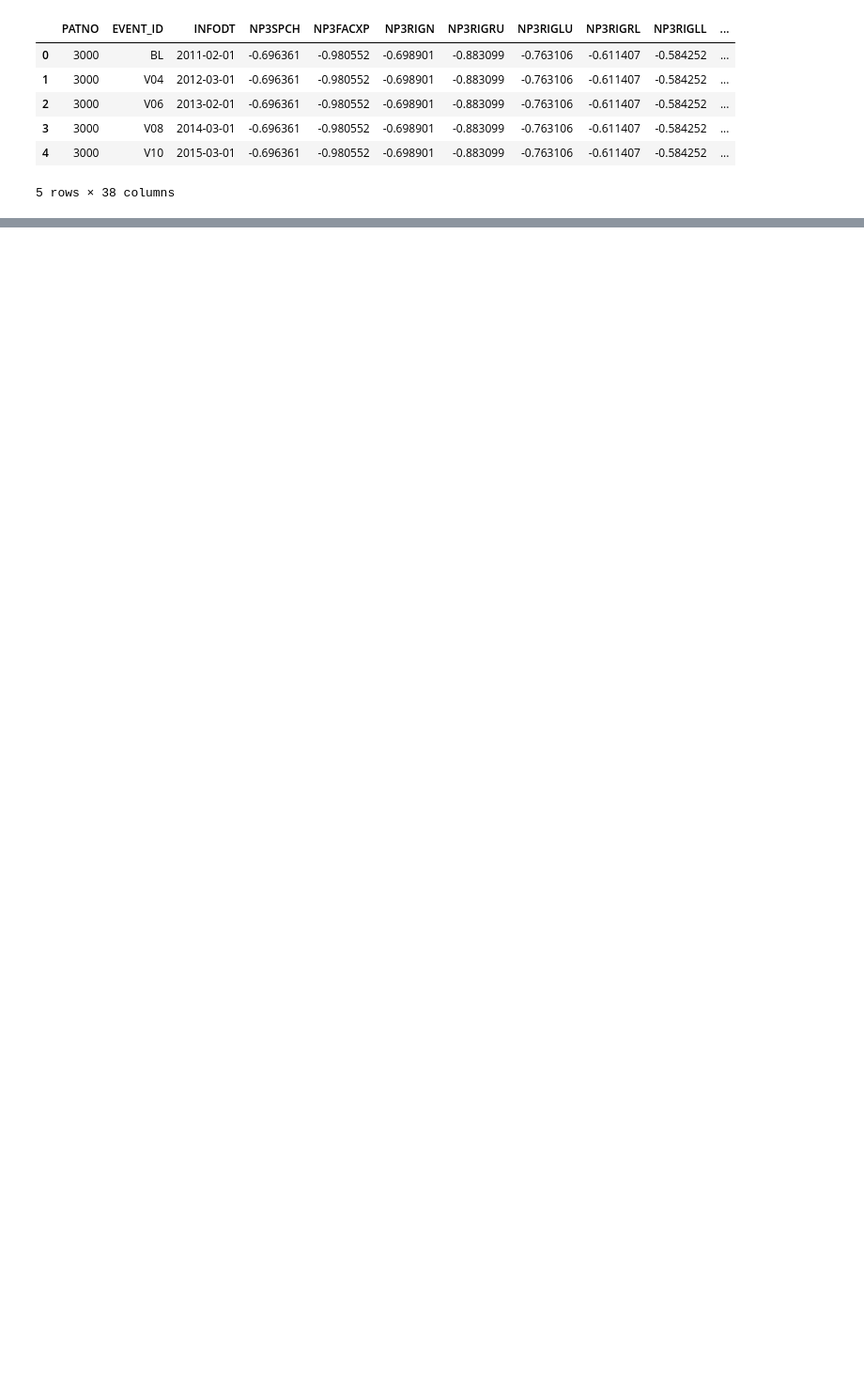
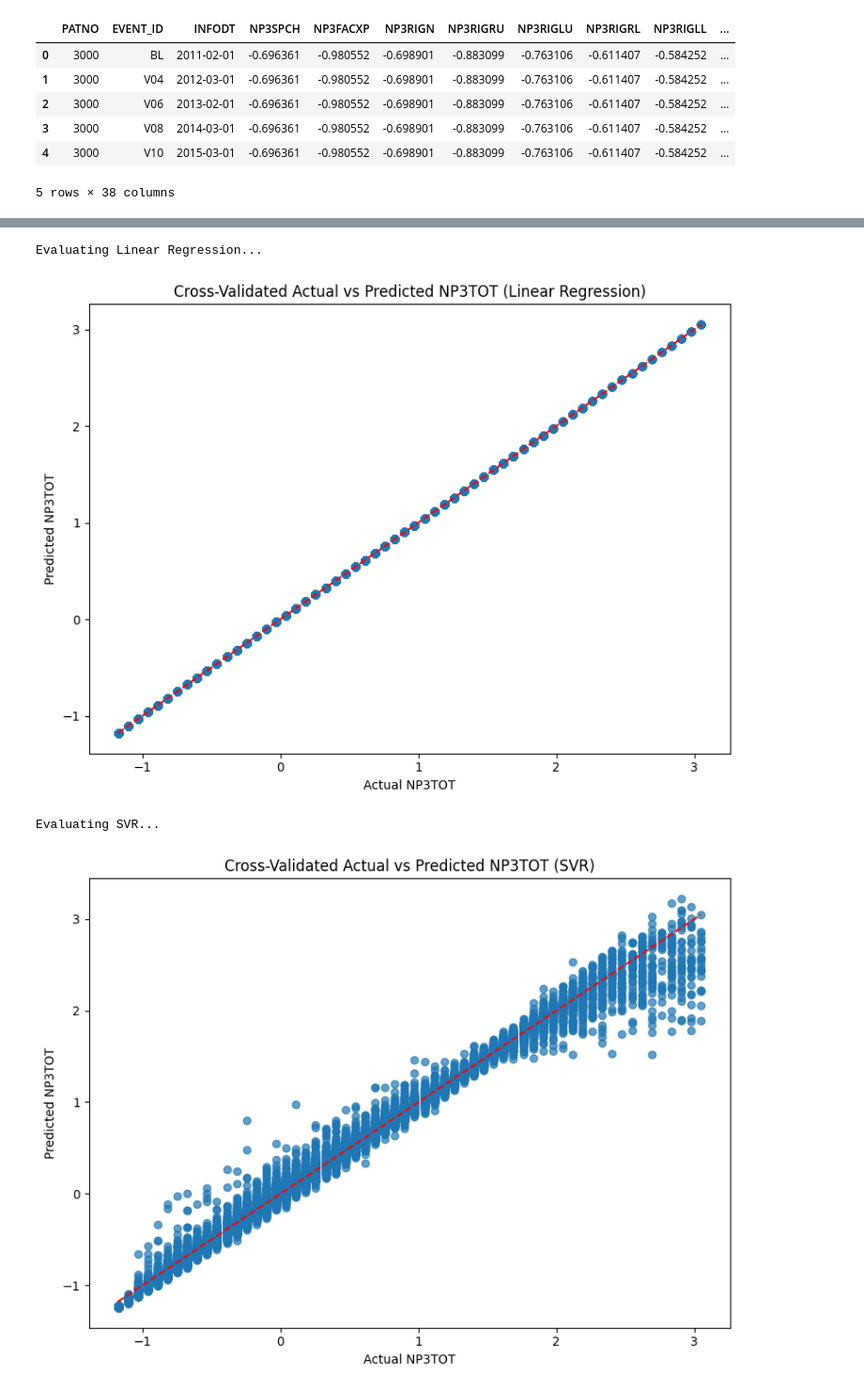
Before and after one commit to LarsHeijnennn/Thesis, a Jupyter notebook: Motor-PPMI/Motor_PPMI_workflow_no_time.ipynb, the cells around one changed output, grey strips where cells are left out. Shown at 94% size. Saved outputs shown, nothing was run; the diff lists cells and outputs as text; code cells hidden in the pictures; blank space fills up the shorter version.

Commit message:
Work on 2025-03-24: updates to notebook, added results

```diff
--- a/Motor-PPMI/Motor_PPMI_workflow_no_time.ipynb
+++ b/Motor-PPMI/Motor_PPMI_workflow_no_time.ipynb
@@ -385,0 +341,66 @@ display(model_dropdown, actual_value_input, output)
+# %%
+from sklearn.linear_model import LinearRegression
+from sklearn.svm import SVR
+from sklearn.ensemble import GradientBoostingRegressor, AdaBoostRegressor
+from sklearn.neighbors import KNeighborsRegressor
+from sklearn.neural_network import MLPRegressor
+from xgboost import XGBRegressor
+from sklearn.metrics import mean_absolute_error, mean_squared_error, r2_score
+from sklearn.model_selection import cross_val_predict, cross_val_score, KFold
+import matplotlib.pyplot as plt
+import numpy as np
+import csv
+
+# Define models to train
+models = {
+    "Linear Regression": LinearRegression(),
+    "SVR": SVR(),
+    "GradientBoosting Regressor": GradientBoostingRegressor(random_state=42),
+    "XGBoost": XGBRegressor(random_state=42),
+    "KNeighbors": KNeighborsRegressor(),
+    "AdaBoostRegressor": AdaBoostRegressor(random_state=42),
+    "MLP Regressor": MLPRegressor(hidden_layer_sizes=(100, 50), max_iter=1000, random_state=42)
+}
+
+# Initialize results list
+results = []
+
+# Define cross-validation strategy
+cv = KFold(n_splits=5, shuffle=True, random_state=42)
+
+# Evaluate each model using cross-validation
+for name, model in models.items():
+    print(f"Evaluating {name}...")
+
+    # Cross-validated predictions (for metrics and plots)
+    y_pred = cross_val_predict(model, X_train, y_train, cv=cv)
+
+    mae = mean_absolute_error(y_train, y_pred)
+    rmse = np.sqrt(mean_squared_error(y_train, y_pred))
+    r2 = r2_score(y_train, y_pred)
+
+    results.append({"Model": name, "MAE": mae, "RMSE": rmse, "R-squared": r2})
+
+    # Plot actual vs predicted
+    plt.figure(figsize=(8, 6))
+    plt.scatter(y_train, y_pred, alpha=0.7)
+    plt.xlabel("Actual NP3TOT")
+    plt.ylabel("Predicted NP3TOT")
+    plt.title(f"Cross-Validated Actual vs Predicted NP3TOT ({name})")
+    plt.plot([y_train.min(), y_train.max()], [y_train.min(), y_train.max()], 'r--')
+    plt.tight_layout()
+    plt.show()
+
+# Write results to a CSV file
+csv_file = "model_results_cv.csv"
+with open(csv_file, mode='w', newline='') as file:
+    writer = csv.DictWriter(file, fieldnames=["Model", "MAE", "RMSE", "R-squared"])
+    writer.writeheader()
+    writer.writerows(results)
+
+print(f"Cross-validated results written to {csv_file}")
+# %% [output]
+Evaluating Linear Regression...
+[figure, added]
+Evaluating SVR...
+[figure, added]
```
Also changed, not shown: parts of 4 cells of this notebook, 2 other files.
